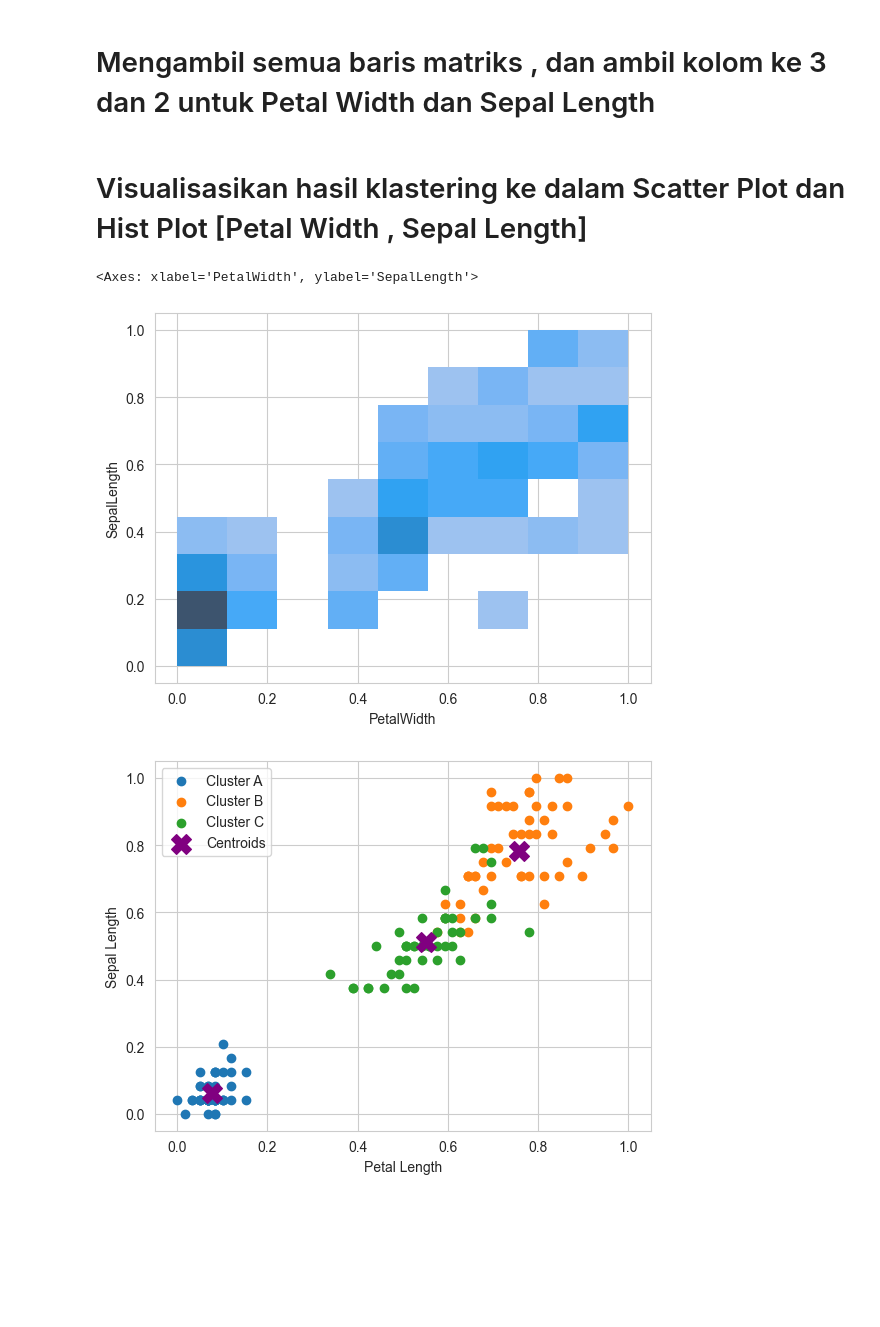
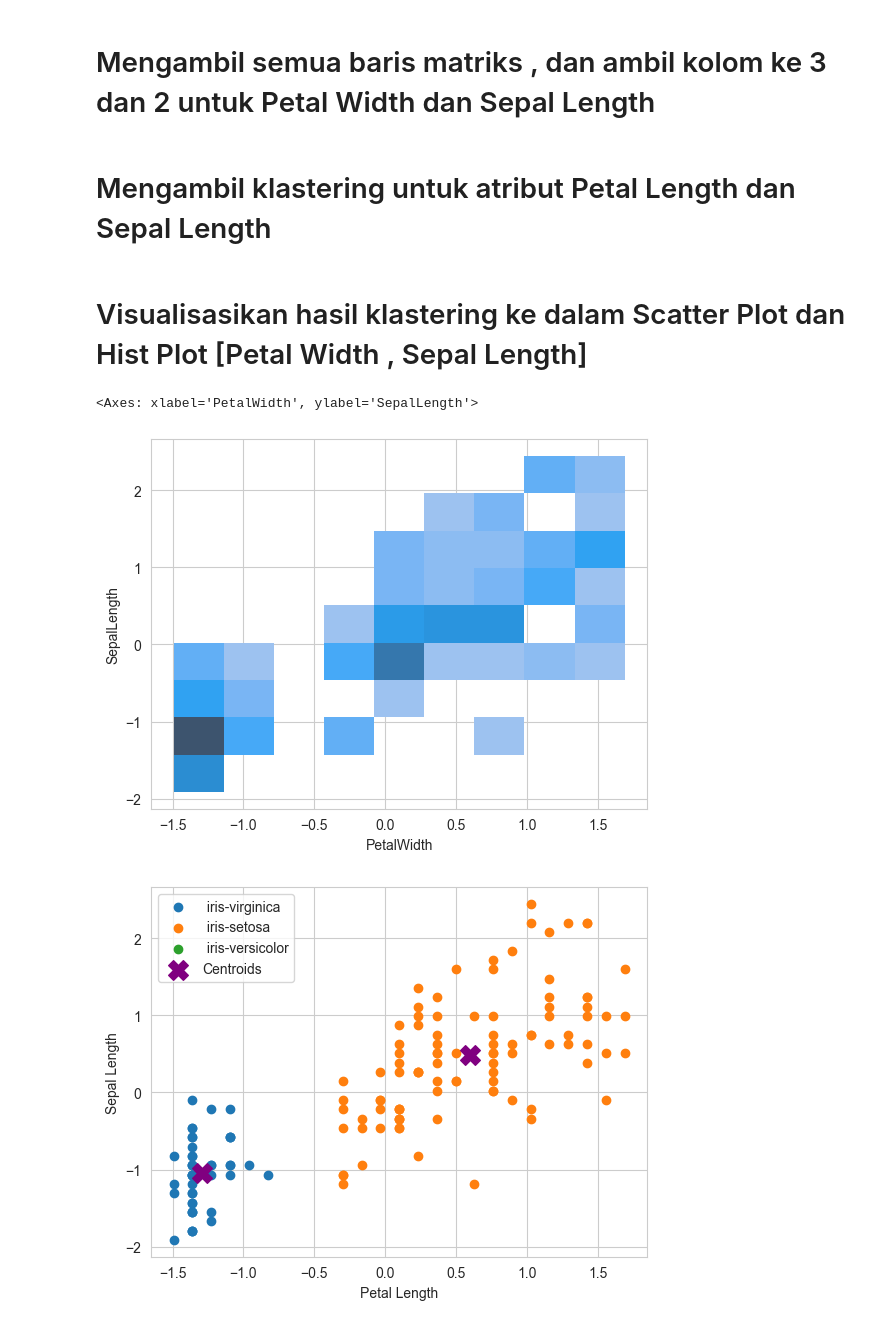
Before and after one commit to KrishnanditoLksn/MachineLearning_101, a Jupyter notebook: praktikkum/pertemuan3/iris_klastering.ipynb, the cells around one changed output. Saved outputs shown, nothing was run; the diff lists cells and outputs as text; code cells hidden in the pictures; blank space fills up the shorter version.

```diff
--- a/praktikkum/pertemuan3/iris_klastering.ipynb
+++ b/praktikkum/pertemuan3/iris_klastering.ipynb
@@ -168,7 +170,9 @@ clean_iris_df[clean_iris_df.duplicated()]
 # %% [markdown]
 # Features Scaling with Min Max Scaler
 # %%
-mms = MinMaxScaler()
+from sklearn.preprocessing import StandardScaler
+
+mms = StandardScaler()
 clean_iris_df = mms.fit_transform(clean_iris_df)
 clean_iris_df = pd.DataFrame(clean_iris_df, columns=iris_klastering.columns)
 clean_iris_df
@@ -190,15 +194,14 @@ clean_iris_df
 # Menentukan Nilai K dengan Elbow Method
 # %%
 inertia = []
-elbow_range = [1, 2, 3, 4, 5, 6, 7, 8, 9, 10]
-for i in elbow_range:
+for i in range(1, 10):
     kmeans = KMeans(n_clusters=i, init='k-means++')
     kmeans.fit(clean_iris_df)
     inertia.append(kmeans.inertia_)
     cluster_labels = kmeans.labels_
 
 plt.title('Elbow method')
-plt.plot(elbow_range, inertia, marker='o', c="blue")
+plt.plot(range(1, 10), inertia, marker='o', c="blue")
 plt.xlabel('Number of clusters')
 plt.ylabel('Inertia')
 plt.show()
@@ -305,7 +306,7 @@ print(kmeans.cluster_centers_)
 # %% [markdown]
 # Inisialisasi K-Means
 # %%
-kmeans = KMeans(n_clusters=3, init='k-means++')
+kmeans = KMeans(n_clusters=2, init='k-means++')
 kmeans.fit(clean_iris_df)
 y_kmeans = kmeans.fit_predict(clean_iris_df)
 plt.scatter(kmeans.cluster_centers_[:, 0], kmeans.cluster_centers_[:, 1], c="red")
@@ -373,5 +372,7 @@ sns.heatmap(clean_iris_df.corr(), vmin=-1, vmax=1, annot=True)
 # %% [markdown]
 # Mengambil semua baris matriks , dan ambil kolom ke 3 dan 2 untuk Petal Width dan Sepal Length
 # %%
-centroids_petalW = kmeans.cluster_centers_[:, 2]
-centroids_sepalL = kmeans.cluster_centers_[:, 3]
+centroids_petalW = kmeans.cluster_centers_[:, 3]
+centroids_sepalL = kmeans.cluster_centers_[:, 0]
+# %% [markdown]
+# Mengambil klastering untuk atribut Petal Length dan Sepal Length
@@ -382,19 +385,18 @@ sns.set_style("whitegrid")
 sns.histplot(x=clean_iris_df['PetalWidth'], y=clean_iris_df['SepalLength'])
 # %% [output]
 <Axes: xlabel='PetalWidth', ylabel='SepalLength'>
-[figure, old version]
+[figure, new version]
 # %%
-labels = {0: "A", 1: "B" , 2:"C"}
+labels = {0: "iris-virginica", 1: "iris-setosa", 2: "iris-versicolor"}
 for label, cluster_label in labels.items():
-    plt.scatter(clean_iris_df['PetalLength'][kmeans.labels_ == label],
-                clean_iris_df['PetalWidth'][kmeans.labels_ == label],
-                label=f'Cluster {cluster_label}')
-
+    plt.scatter(clean_iris_df['PetalWidth'][kmeans.labels_ == label],
+                clean_iris_df['SepalLength'][kmeans.labels_ == label],
+                label=f' {cluster_label}')
 plt.scatter(centroids_petalW, centroids_sepalL, marker='X', s=200, color='purple', label='Centroids')
 plt.xlabel("Petal Length")
 plt.ylabel("Sepal Length")
 plt.legend()
 plt.show()
 # %% [output]
-[figure, old version]
+[figure, new version]
 # %% [markdown]
```
Also changed, not shown: parts of 22 cells of this notebook.
